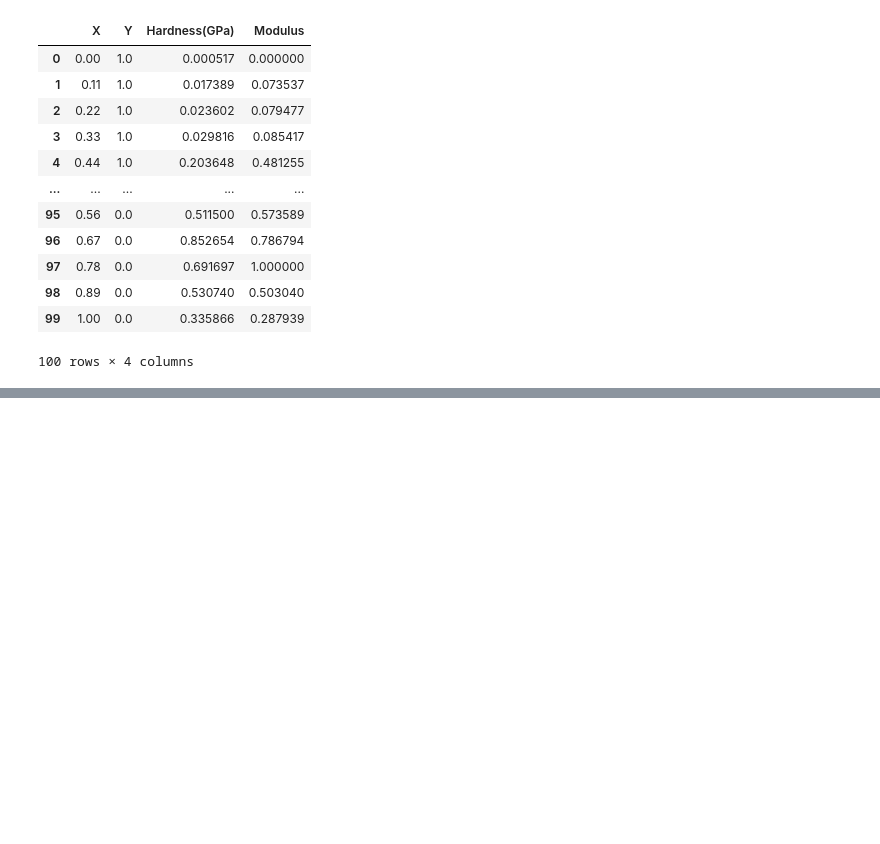
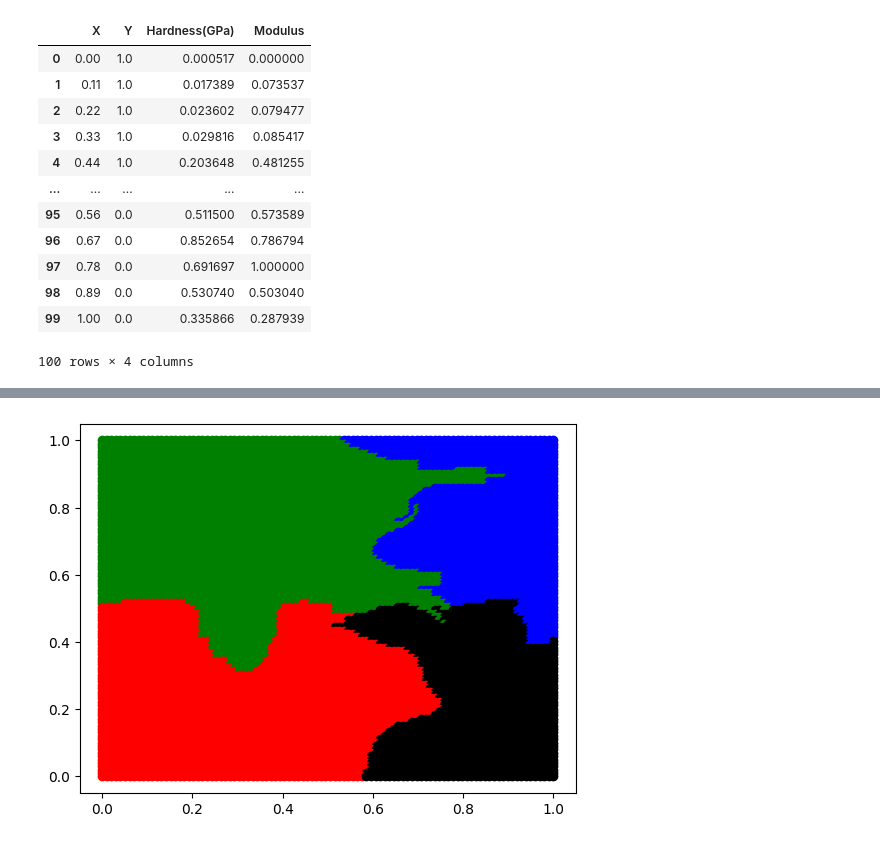
Before and after one commit to emilyliublair/VIP, a Jupyter notebook: hierarchical_clustering.ipynb, the cells around one changed output, grey strips where cells are left out. Cells and saved outputs as stored; diff of their text form; code cells hidden in the pictures; blank space fills up the shorter version.

Commit message:
hierarchical clustering

```diff
--- a/hierarchical_clustering.ipynb
+++ b/hierarchical_clustering.ipynb
@@ -164,0 +165,11 @@ new_temp
+# %%
+from sklearn.cluster import AgglomerativeClustering
+AC = AgglomerativeClustering(n_clusters=4).fit(new_temp)
+clusters = AC.fit_predict(new_temp)
+new_temp["Cluster"]=clusters
+color=["red", "blue", "green", "black"]
+# %%
+for i in range(len(new_temp)):
+    plt.scatter(new_temp["X"][i], new_temp["Y"][i], c = color[new_temp["Cluster"][i]])
+# %% [output]
+[figure, added]
```
Also changed, not shown: parts of 2 cells of this notebook.
